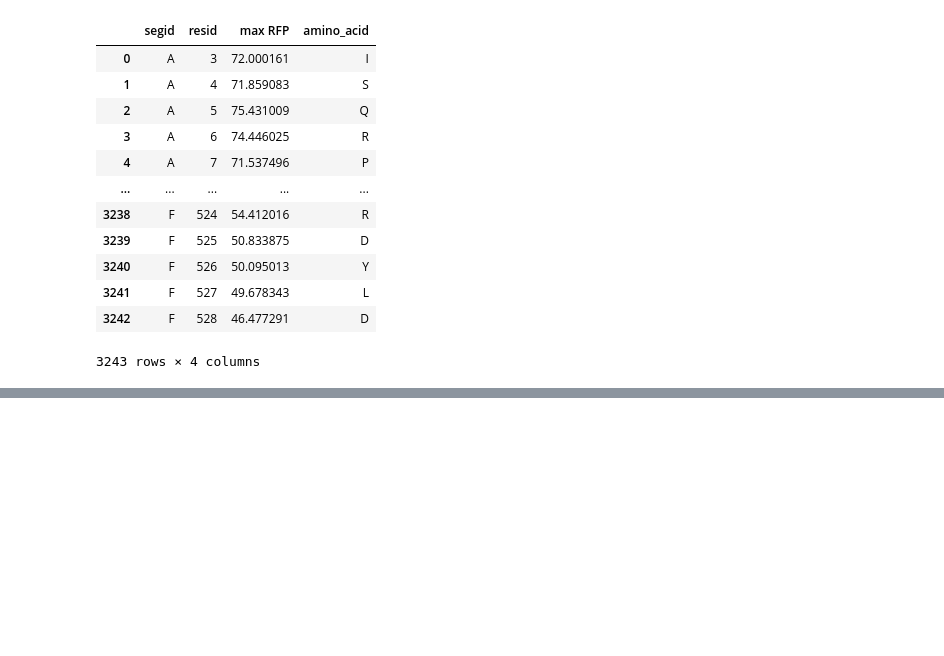
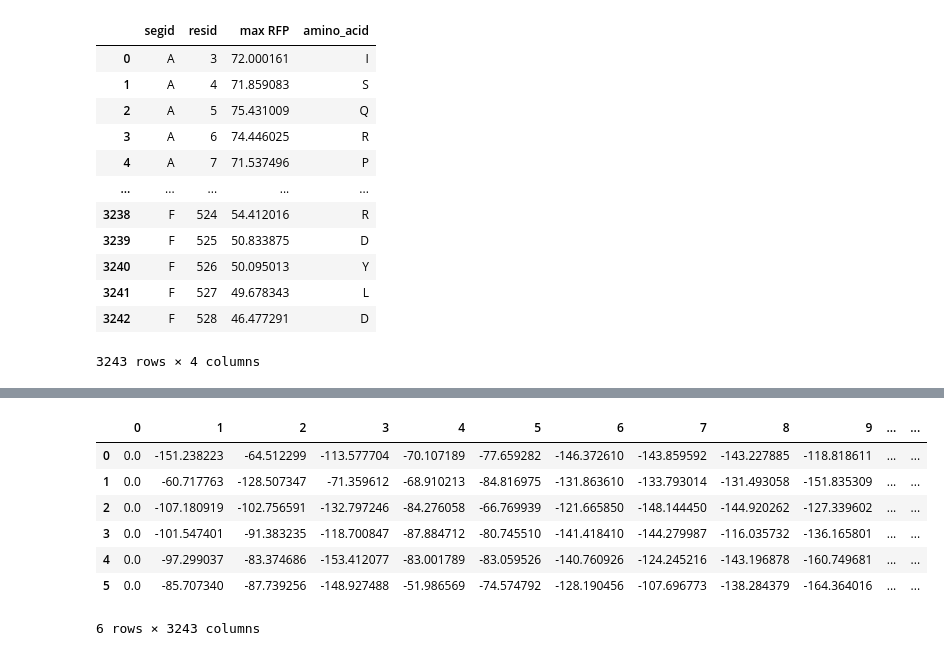
Before and after one commit to fowler-lab/sbmlcore, a Jupyter notebook: trajectory_playbook.ipynb, the cells around one changed output, grey strips where cells are left out. Drawn from its saved outputs; the diff is of its cells as text; code cells hidden in the pictures; blank space fills up the shorter version.

```diff
--- a/trajectory_playbook.ipynb
+++ b/trajectory_playbook.ipynb
@@ -219,0 +364,12 @@ df
+# %%
+u = MDAnalysis.Universe('tests/rpob-5uh6-3-warm.gro.gz','tests/rpob-5uh6-3-md-1-50ns-dt10ns-nojump.xtc')
+a = sbmlcore.TrajectoryDihedrals(
+        "tests/rpob-5uh6-3-warm.gro.gz",
+        ["tests/rpob-5uh6-3-md-1-50ns-dt10ns-nojump.xtc"],
+        "tests/5uh6.pdb",
+        "phi",
+        "phi",
+)
+# %%
+protein_res = u.select_atoms("protein")
+output = a.calculate_dihedrals(u, protein_res)
@@ -219,0 +391,13 @@ df
+# %%
+df = pandas.DataFrame(output)
+# %%
+df
+# %% [output]
+|  | 0 | 1 | 2 | 3 | 4 | 5 | 6 | 7 | 8 | 9 | ... | ... |
+| 0 | 0.0 | -151.238223 | -64.512299 | -113.577704 | -70.107189 | -77.659282 | -146.372610 | -143.859592 | -143.227885 | -118.818611 | ... | ... |
+| 1 | 0.0 | -60.717763 | -128.507347 | -71.359612 | -68.910213 | -84.816975 | -131.863610 | -133.793014 | -131.493058 | -151.835309 | ... | ... |
+| 2 | 0.0 | -107.180919 | -102.756591 | -132.797246 | -84.276058 | -66.769939 | -121.665850 | -148.144450 | -144.920262 | -127.339602 | ... | ... |
+| 3 | 0.0 | -101.547401 | -91.383235 | -118.700847 | -87.884712 | -80.745510 | -141.418410 | -144.279987 | -116.035732 | -136.165801 | ... | ... |
+| 4 | 0.0 | -97.299037 | -83.374686 | -153.412077 | -83.001789 | -83.059526 | -140.760926 | -124.245216 | -143.196878 | -160.749681 | ... | ... |
+| 5 | 0.0 | -85.707340 | -87.739256 | -148.927488 | -51.986569 | -74.574792 | -128.190456 | -107.696773 | -138.284379 | -164.364016 | ... | ... |
+6 rows × 3243 columns
```
Also changed, not shown: parts of 44 cells of this notebook, 5 other files.
